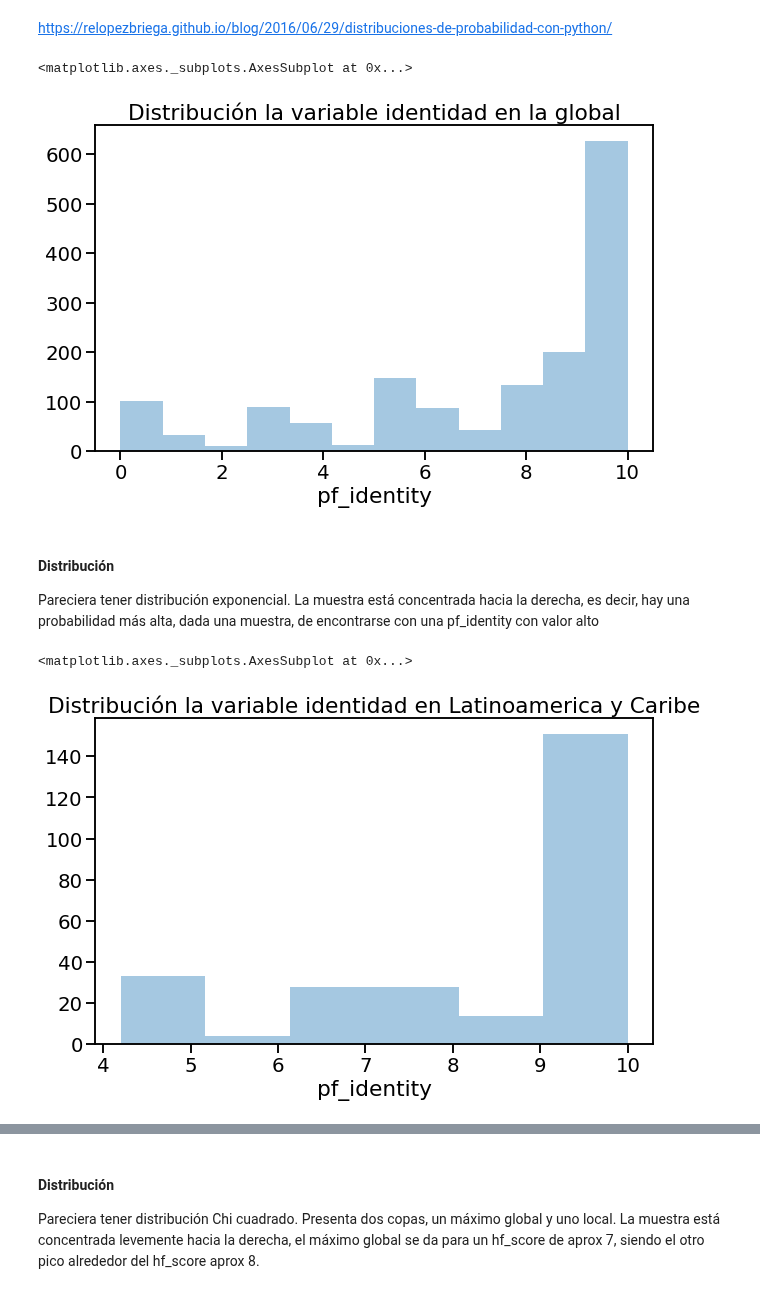
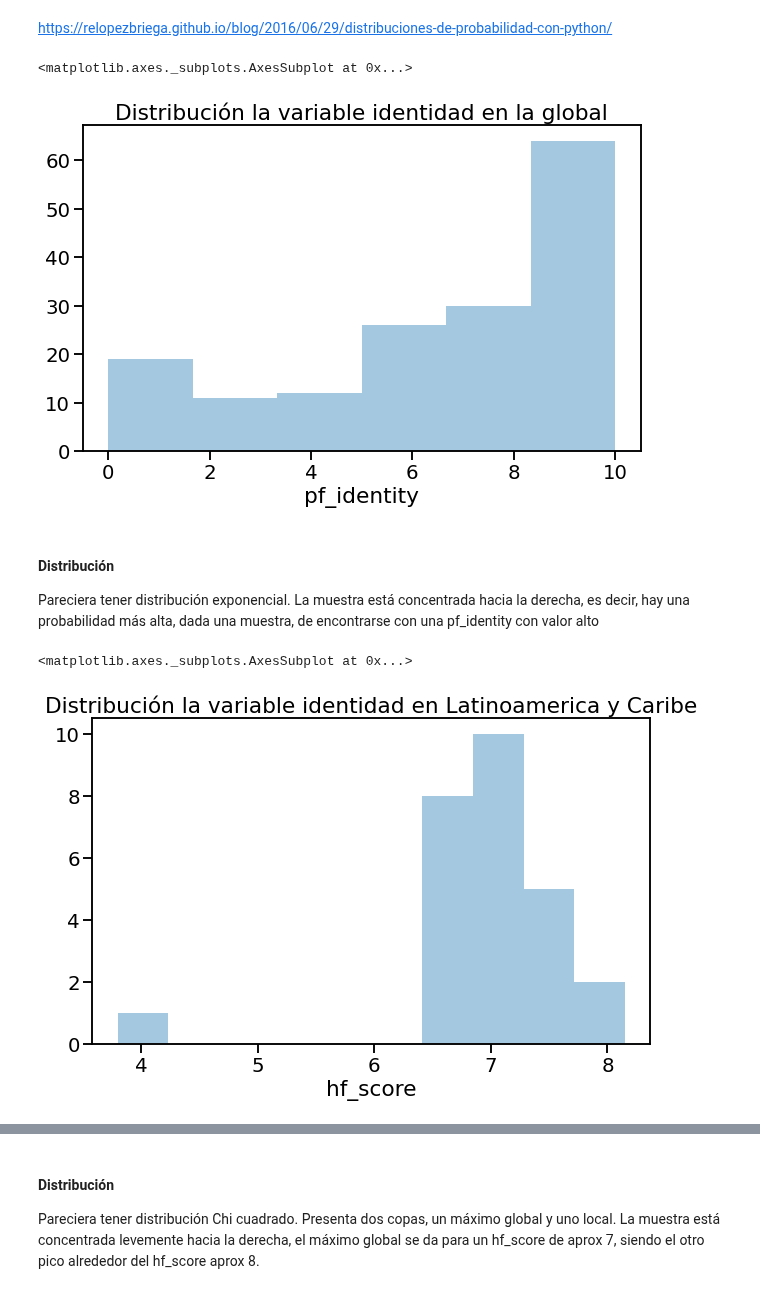
Before and after one commit to diplodatos2020-grupo5/AnalisisyVisualizacion, a Jupyter notebook: practico.ipynb, the cells around one changed output, grey strips where cells are left out. Drawn from its saved outputs; the diff is of its cells as text; code cells hidden in the pictures.

```diff
--- a/practico.ipynb
+++ b/practico.ipynb
@@ -453,22 +431,25 @@ https://relopezbriega.github.io/blog/2016/06/29/distribuciones-de-probabilidad-c
 # %%
 plt.figure(figsize=(10,6))
 plt.title('Distribución la variable identidad en la global')
-seaborn.distplot(dataset.pf_identity,kde=False)
+data_2017 = dataset.groupby("year").get_group(2017)
+#data_2017
+seaborn.distplot(data_2017.pf_identity,kde=False)
+#un gráfico por año
 # %% [output]
 <matplotlib.axes._subplots.AxesSubplot at 0x...>
-[figure, old version]
+[figure, new version]
 # %% [markdown]
 #### Distribución
 Pareciera tener distribución exponencial.
 La muestra está concentrada hacia la derecha, es decir, hay una probabilidad más alta, dada una muestra, de encontrarse con una pf_identity con valor alto
 # %%
-latam = dataset.groupby(['region']).get_group('LatAm')
+latam = data_2017.groupby(['region']).get_group('LatAm')
 plt.figure(figsize=(10,6))
 plt.title('Distribución la variable identidad en Latinoamerica y Caribe')
-seaborn.distplot(latam.pf_identity, kde=False)
+seaborn.distplot(latam.hf_score, kde=False)
 # %% [output]
 <matplotlib.axes._subplots.AxesSubplot at 0x...>
-[figure, old version]
+[figure, new version]
 # %%
 plt.figure(figsize=(10,6))
 plt.title('Distribución la variable human freedom en la global')
```
Also changed, not shown: parts of 16 cells of this notebook.
